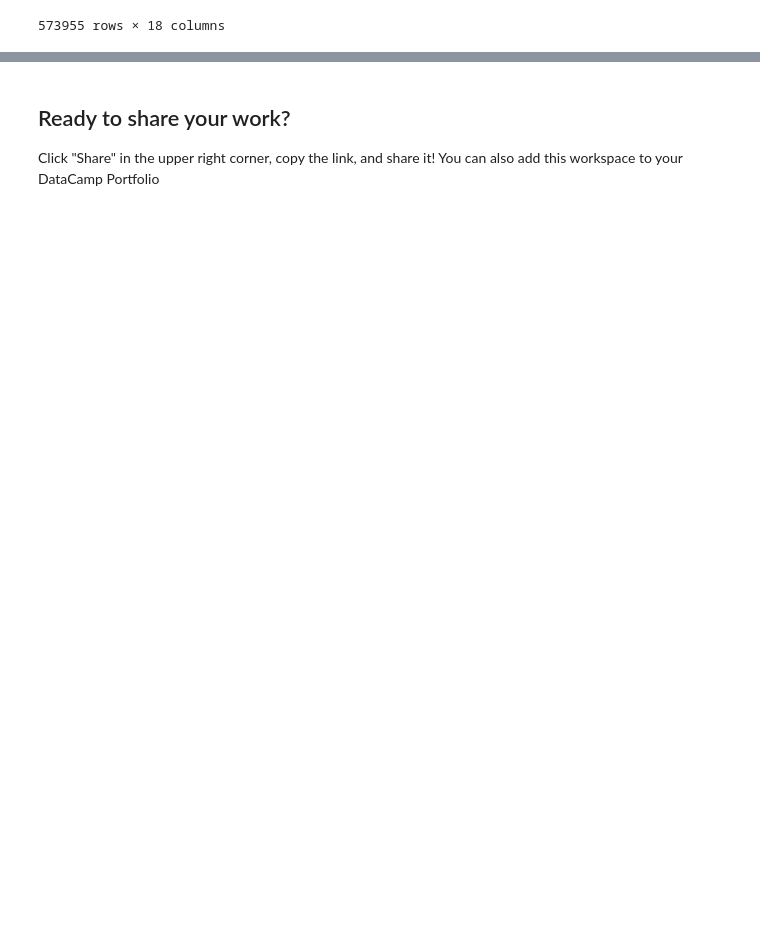
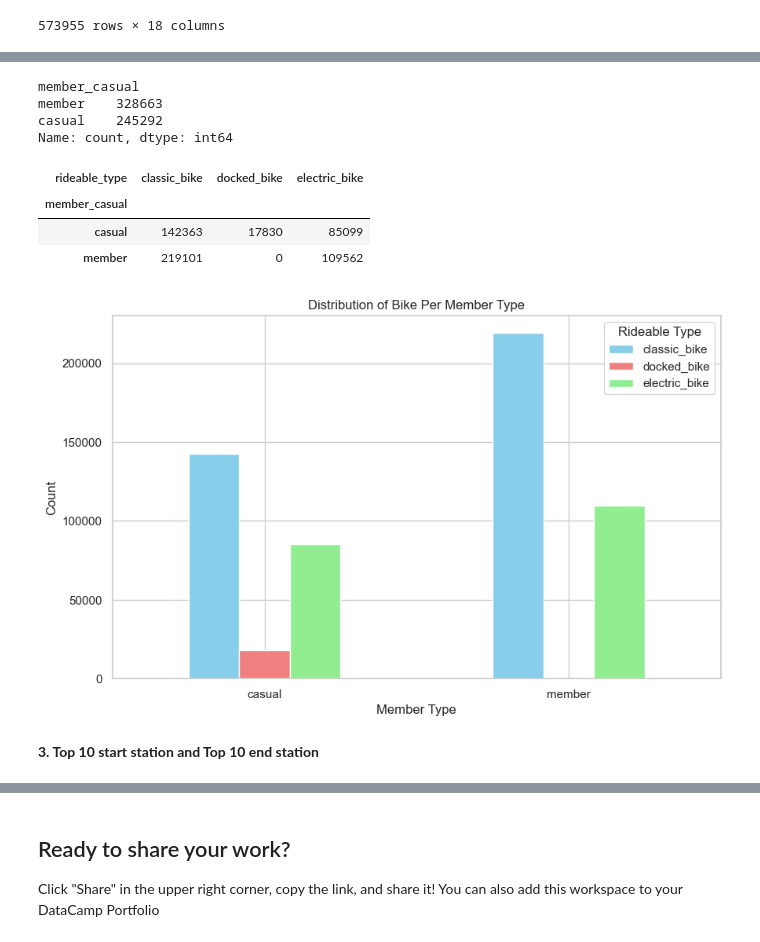
Before and after one commit to oladeeayo/Divvy-Bike, a Jupyter notebook: notebook.ipynb, the cells around one changed output, grey strips where cells are left out. Saved outputs shown, nothing was run; the diff lists cells and outputs as text; code cells hidden in the pictures; blank space fills up the shorter version.

```diff
--- a/notebook.ipynb
+++ b/notebook.ipynb
@@ -271,0 +296,35 @@ divvy
+# %%
+divvy['member_casual'].value_counts()
+# %% [output]
+member_casual
+member    328663
+casual    245292
+Name: count, dtype: int64
+# %%
+divvy.groupby('member_casual')['rideable_type'].value_counts().unstack(fill_value=0)
+# %% [output]
+| rideable_type | classic_bike | docked_bike | electric_bike |
+| member_casual |  |  |  |
+| casual | 142363 | 17830 | 85099 |
+| member | 219101 | 0 | 109562 |
+# %%
+result = divvy.groupby('member_casual')['rideable_type'].value_counts().unstack(fill_value=0)
+
+
+ax =result.plot(kind='bar', figsize=(10, 6), color=['skyblue', 'lightcoral', 'lightgreen'])
+
+# Add labels and a title
+plt.xlabel('Member Type')
+plt.ylabel('Count')
+plt.title('Distribution of Bike Per Member Type')
+
+# Set the rotation of x-axis labels to 0 degrees
+ax.set_xticklabels(ax.get_xticklabels(), rotation=0)
+
+# Show the plot
+plt.legend(title='Rideable Type')
+plt.show()
+# %% [output]
+[figure, added]
+# %% [markdown]
+<strong> 3. Top 10 start station and Top 10 end station </strong>
```
Also changed, not shown: parts of 11 cells of this notebook.
